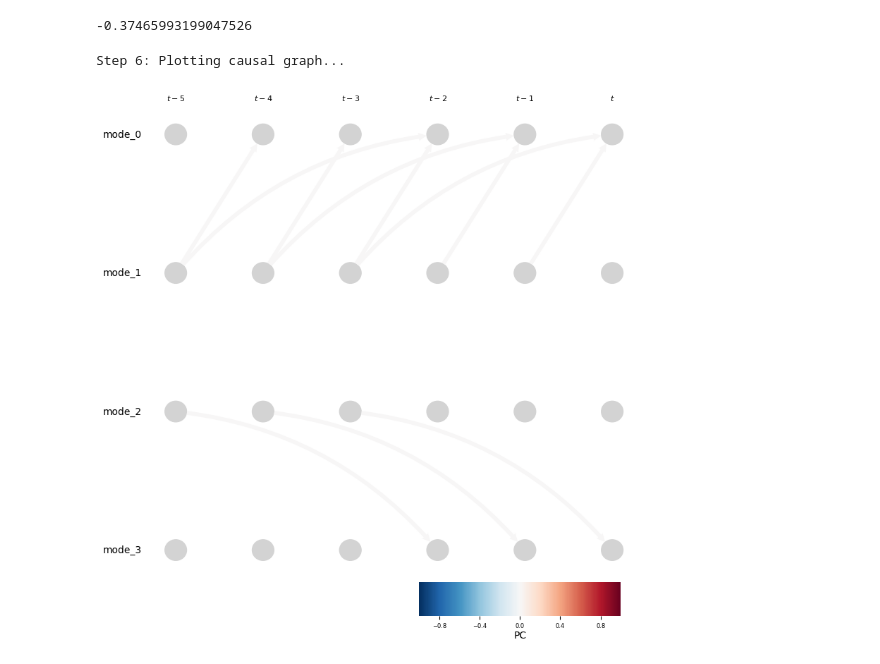
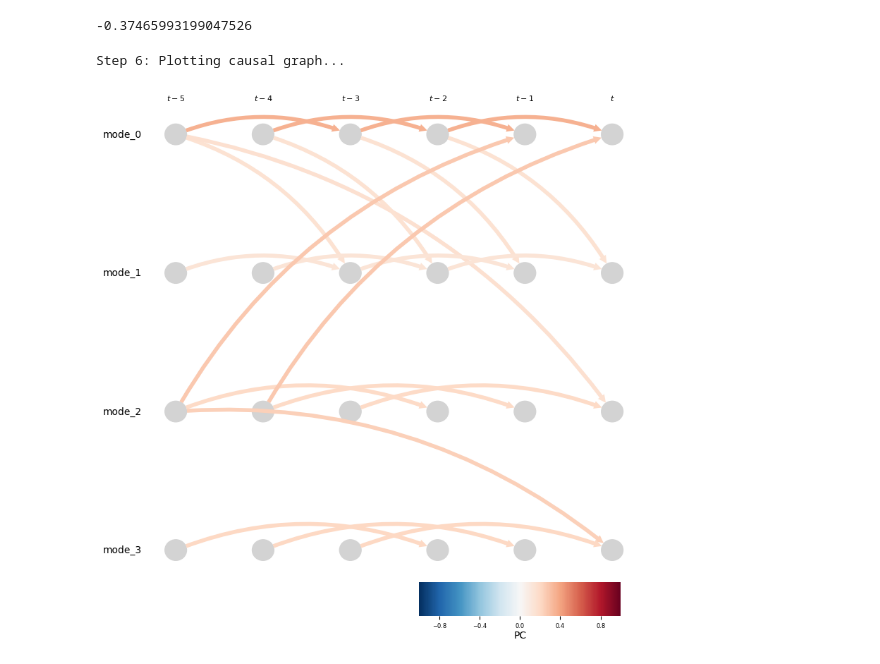
Before and after one commit to RolnickLab/causal-graph-comparison, a Jupyter notebook: scripts/09-causal-discovery-mlp-1000samples.ipynb, the cells around one changed output. Drawn from its saved outputs; the diff is of its cells as text; code cells hidden in the pictures.

Commit message:
validated multipcmci+ recovered gt graph from 1000 batch target with 50 time steps

```diff
--- a/scripts/09-causal-discovery-mlp-1000samples.ipynb
+++ b/scripts/09-causal-discovery-mlp-1000samples.ipynb
@@ -192,40 +298,0 @@ max_combinations = 1
-# %%
-print("graph:", graph)
-
-# 0. Value matrix before flattening
-print("val_matrix shape: ", val_matrix.shape)
-# print("val_matrix: ", results["val_matrix"]) # partial correlations between all variables at all lags
-
-# 1. Flatten the value matrix to get all values
-all_values = val_matrix.flatten()  # Shape: (n_vars * n_vars * tau_max)
-print("all_values shape: ", all_values.shape)
-
-# 2. Sort values in descending order (strongest first)
-sorted_indices = all_values.argsort()[::-1]  # Indices of strongest to weakest
-print("sorted_indices: ", sorted_indices[:n_gt_connections - 1])
-print("sorted values: ", all_values[sorted_indices[:20]])
-
-# 3. Get the 8th strongest value (since n_gt_connections = 8)
-threshold_value = np.abs(all_values[sorted_indices[n_gt_connections - 1]])  # 8th position (index 7)
-print("threshold_value: ", threshold_value)
-
-# # 4. Remove all links weaker than this threshold
-# graph[val_matrix < threshold_value] = ""
-# print("graph shape: ", graph.shape)
-
-# print("graph: ", graph)
-
-# Get indices of top K strongest links (by absolute value)
-abs_values = np.abs(val_matrix)
-top_k_indices = np.unravel_index(
-    abs_values.flatten().argsort()[-n_gt_connections:],
-    abs_values.shape
-)
-
-# Create new graph with only top K links
-new_graph = np.full_like(graph, "")
-for i, j, tau in zip(*top_k_indices):
-    new_graph[i, j, tau] = graph[i, j, tau]
-
-graph = new_graph
-print("graph: ", graph)
@@ -336,20 +455,20 @@ results["val_matrix"].min()
 # %%
 # Step 6: Plot causal graph
 print(f"\nStep 6: Plotting causal graph...")
 
 # Plot graph for each lag
 tp.plot_time_series_graph(
-    graph = graph,
-    val_matrix=val_matrix,
+    graph = filtered_graph,
+    val_matrix=filtered_val_matrix,
     figsize=(8, 8),
     node_size=0.05,
     var_names=var_names,
     link_colorbar_label='PC')
 
 plt.tight_layout()
 # plt.savefig("causal_graph_example.png", dpi=300, bbox_inches='tight')
 plt.show()
 plt.close()
 # %% [output]
 Step 6: Plotting causal graph...
-[figure, old version]
+[figure, new version]
```
Also changed, not shown: parts of 20 cells of this notebook, 4 other files.
